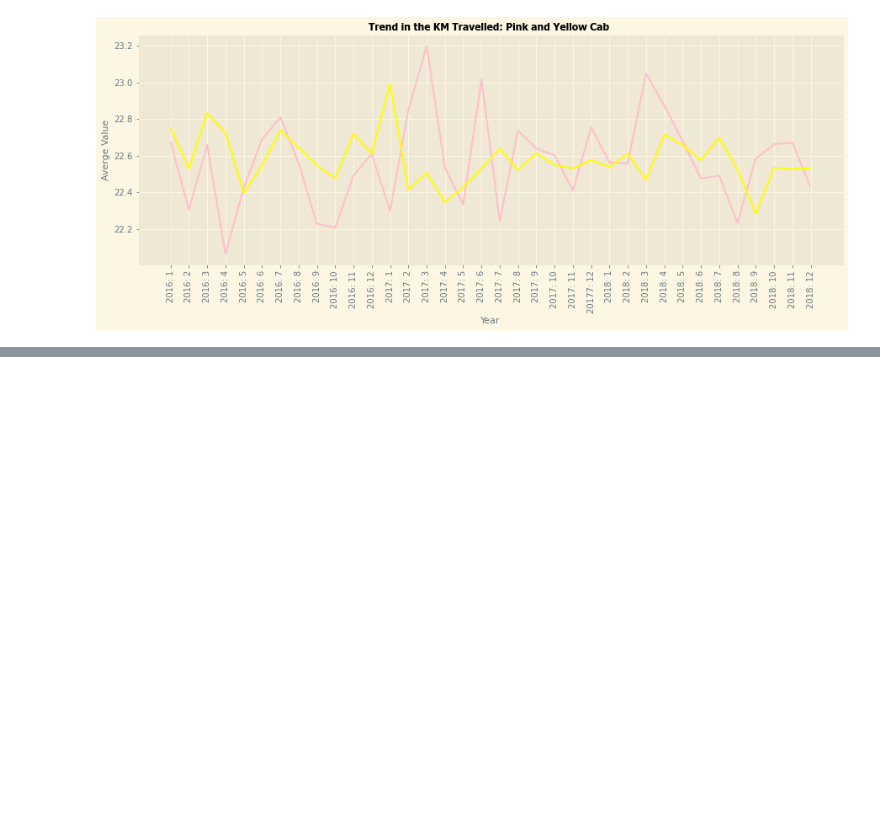
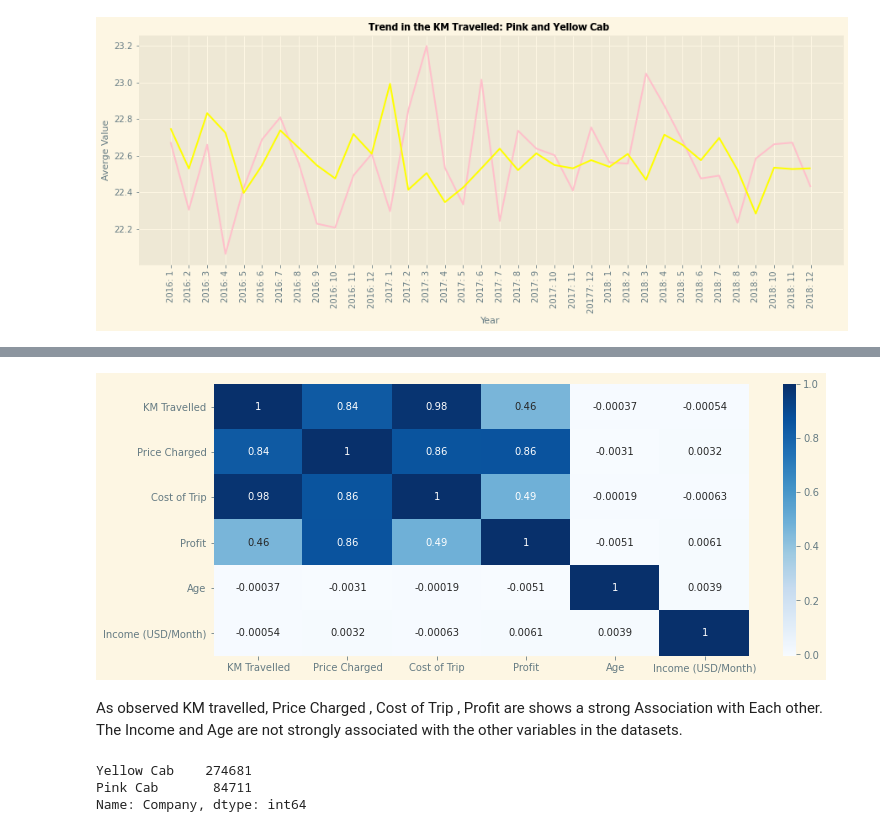
Before and after one commit to EEAjaegbu/Investment-Analytics-Assignmet-2, a Jupyter notebook: Week2 Script.ipynb, the cells around one changed output, grey strips where cells are left out. Cells and saved outputs as stored; diff of their text form; code cells hidden in the pictures; blank space fills up the shorter version.

```diff
--- a/Week2 Script.ipynb
+++ b/Week2 Script.ipynb
@@ -734,0 +883,3 @@ plt.show()
+# %%
+corr = New_data[['KM Travelled','Price Charged','Cost of Trip','Profit','Age','Income (USD/Month)']].corr()
+corr
@@ -734,0 +894,14 @@ plt.show()
+# %%
+plt.figure(figsize=(12,5))
+sns.heatmap(corr,cmap="Blues", annot=True)
+plt.show()
+# %% [output]
+[figure, added]
+# %% [markdown]
+As observed KM travelled, Price Charged , Cost of Trip , Profit are shows a strong Association with Each other. The Income and Age are not strongly associated with the other variables in the datasets.
+# %%
+New_data["Company"].value_counts()
+# %% [output]
+Yellow Cab    274681
+Pink Cab       84711
+Name: Company, dtype: int64
```
Also changed, not shown: parts of 50 cells of this notebook.
